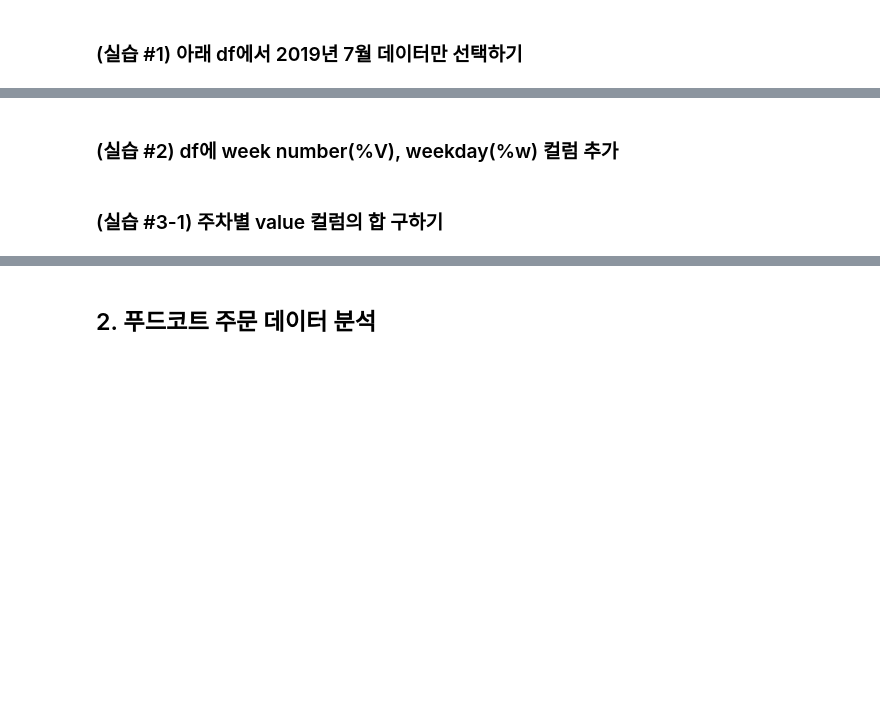
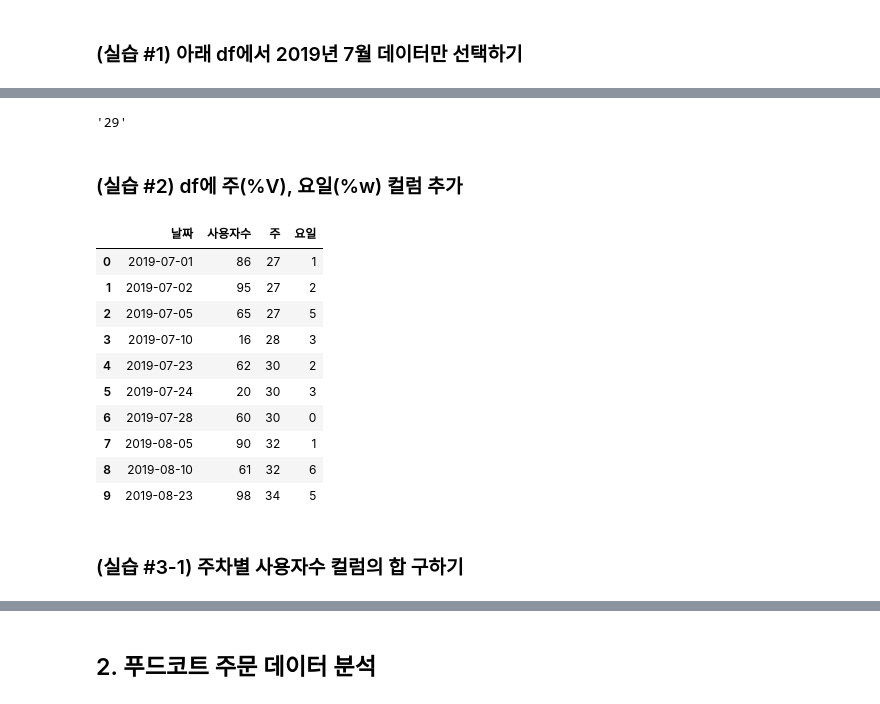
Before and after one commit to leechungpa/Python-study, a Jupyter notebook: pandas/배포용_실습 4. 시계열 데이터(datetime) 소개 및 푸드코트 판매량 분석 및 시각화.ipynb, the cells around one changed output, grey strips where cells are left out. Drawn from its saved outputs; the diff is of its cells as text; code cells hidden in the pictures; blank space fills up the shorter version.

```diff
--- a/pandas/배포용_실습 4. 시계열 데이터(datetime) 소개 및 푸드코트 판매량 분석 및 시각화.ipynb
+++ b/pandas/배포용_실습 4. 시계열 데이터(datetime) 소개 및 푸드코트 판매량 분석 및 시각화.ipynb
@@ -20,8 +186,8 @@ import matplotlib
 # %% [markdown]
 ### (실습 #1) 아래 df에서 2019년 7월 데이터만 선택하기
 # %%
-df = DataFrame({'date':['20190701','20190702', '20190705', '20190710', '20190723',
-                        '20190724','20190728', '20190805', '20190810', '20190823'],
-                'value':random.sample(range(1, 100), 10)
-})
+df = pd.DataFrame({'날짜': ['20190701', '20190702', '20190705', '20190710', '20190723',
+                          '20190724', '20190728', '20190805', '20190810', '20190823'],
+                   '사용자수': random.sample(range(1, 100), 10)
+                   })
 df
@@ -29,0 +248,3 @@ df
+# %%
+df['날짜'] = df.날짜.astype('datetime64')
+df.set_index('날짜')['2019-07']
@@ -33,10 +264,29 @@ df
 
 # %U : week number (sunday to monday) (e.g. 00, 01, ...53)
 # %V : ISO 8601 week number (monday to sunday) (e.g. 01, 02, ... 53)
-...
 # %a : weekday (Sun, Mon, ..)
 # %w : weekday (0,1,2,3,...) (0 = Sunday)
+now.strftime('%W')
+# %% [output]
+'29'
 # %% [markdown]
-### (실습 #2) df에  week number(%V), weekday(%w) 컬럼 추가
+### (실습 #2) df에  주(%V), 요일(%w) 컬럼 추가
+# %%
+df['주'] = df.날짜.apply(lambda x : datetime.strftime(x,'%V'))
+df['요일'] = df.날짜.apply(lambda x : datetime.strftime(x,'%w'))
+# %%
+df
+# %% [output]
+|  | 날짜 | 사용자수 | 주 | 요일 |
+| 0 | 2019-07-01 | 86 | 27 | 1 |
+| 1 | 2019-07-02 | 95 | 27 | 2 |
+| 2 | 2019-07-05 | 65 | 27 | 5 |
+| 3 | 2019-07-10 | 16 | 28 | 3 |
+| 4 | 2019-07-23 | 62 | 30 | 2 |
+| 5 | 2019-07-24 | 20 | 30 | 3 |
+| 6 | 2019-07-28 | 60 | 30 | 0 |
+| 7 | 2019-08-05 | 90 | 32 | 1 |
+| 8 | 2019-08-10 | 61 | 32 | 6 |
+| 9 | 2019-08-23 | 98 | 34 | 5 |
 # %% [markdown]
-### (실습 #3-1) 주차별 value 컬럼의 합 구하기
+### (실습 #3-1) 주차별 사용자수 컬럼의 합 구하기
```
Also changed, not shown: parts of 69 cells of this notebook.
